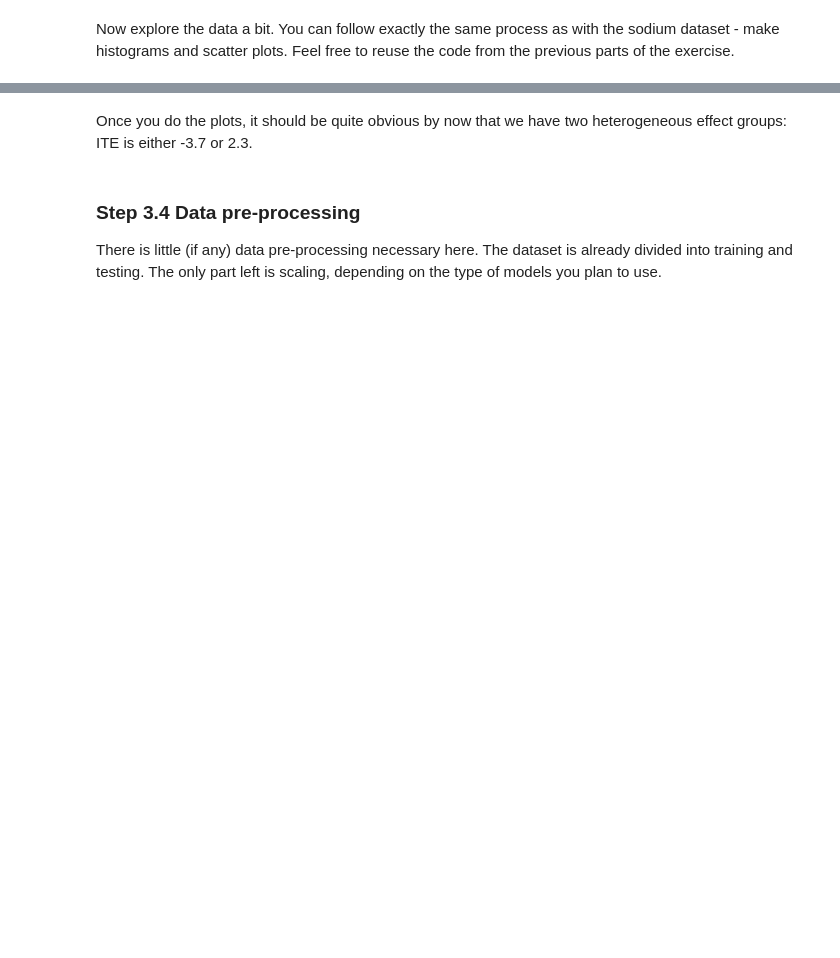
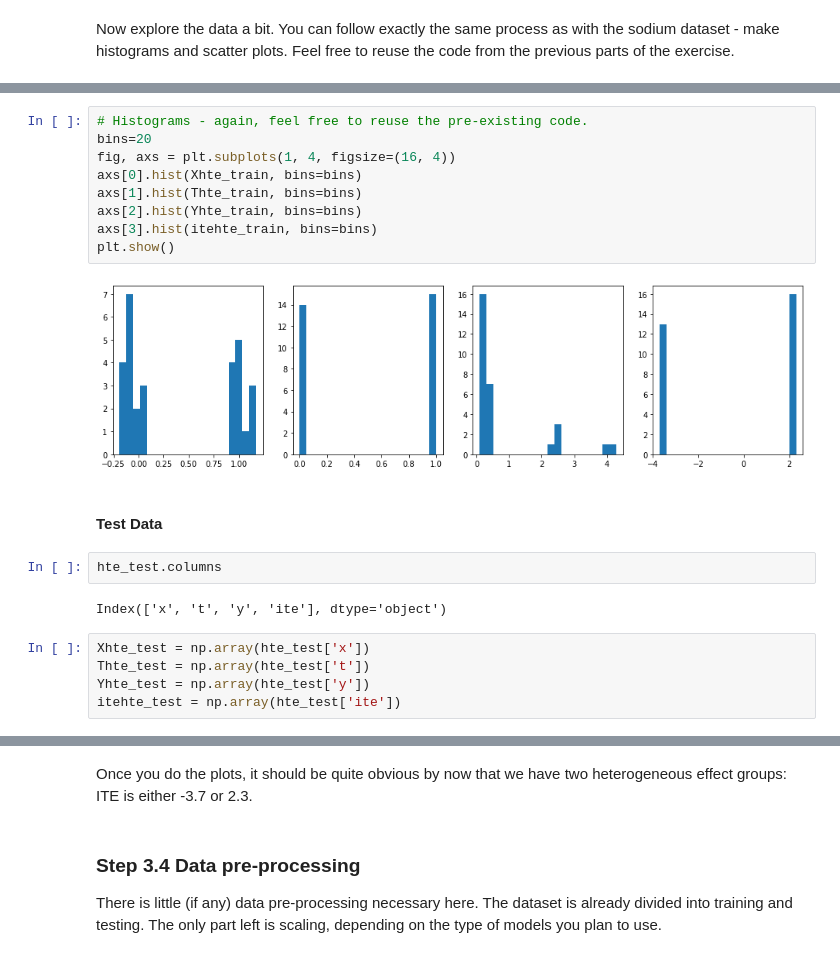
Before and after one commit to PauMarquez99/DataScience-CE888, a Jupyter notebook: lab4/Lab_4_Causal_Inference.ipynb, the cells around one changed output, grey strips where cells are left out. Drawn from its saved outputs; the diff is of its cells as text; blank space fills up the shorter version.

```diff
--- a/lab4/Lab_4_Causal_Inference.ipynb
+++ b/lab4/Lab_4_Causal_Inference.ipynb
@@ -501,0 +530,22 @@ Now explore the data a bit. You can follow exactly the same process as with the
+# %%
+# Histograms - again, feel free to reuse the pre-existing code.
+bins=20
+fig, axs = plt.subplots(1, 4, figsize=(16, 4))
+axs[0].hist(Xhte_train, bins=bins)
+axs[1].hist(Thte_train, bins=bins)
+axs[2].hist(Yhte_train, bins=bins)
+axs[3].hist(itehte_train, bins=bins)
+plt.show()
+# %% [output]
+[figure, added]
+# %% [markdown]
+#### Test Data
+# %%
+hte_test.columns
+# %% [output]
+Index(['x', 't', 'y', 'ite'], dtype='object')
+# %%
+Xhte_test = np.array(hte_test['x'])
+Thte_test = np.array(hte_test['t'])
+Yhte_test = np.array(hte_test['y'])
+itehte_test = np.array(hte_test['ite'])
```
Also changed, not shown: parts of 32 cells of this notebook.
